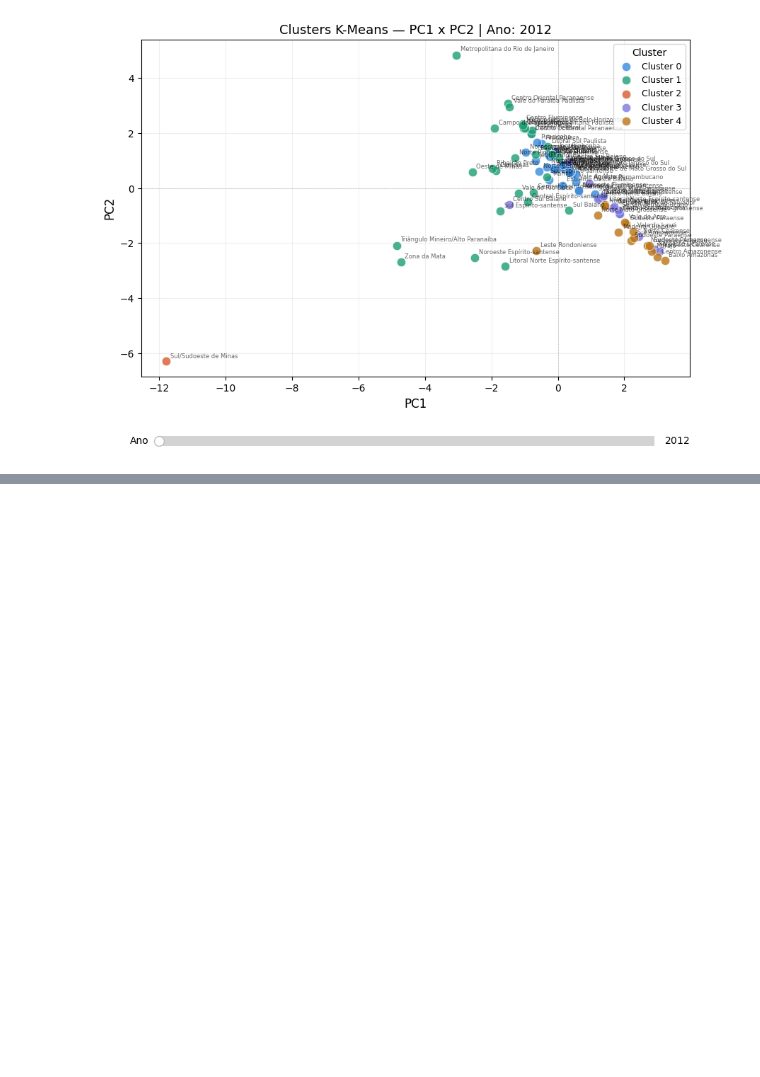
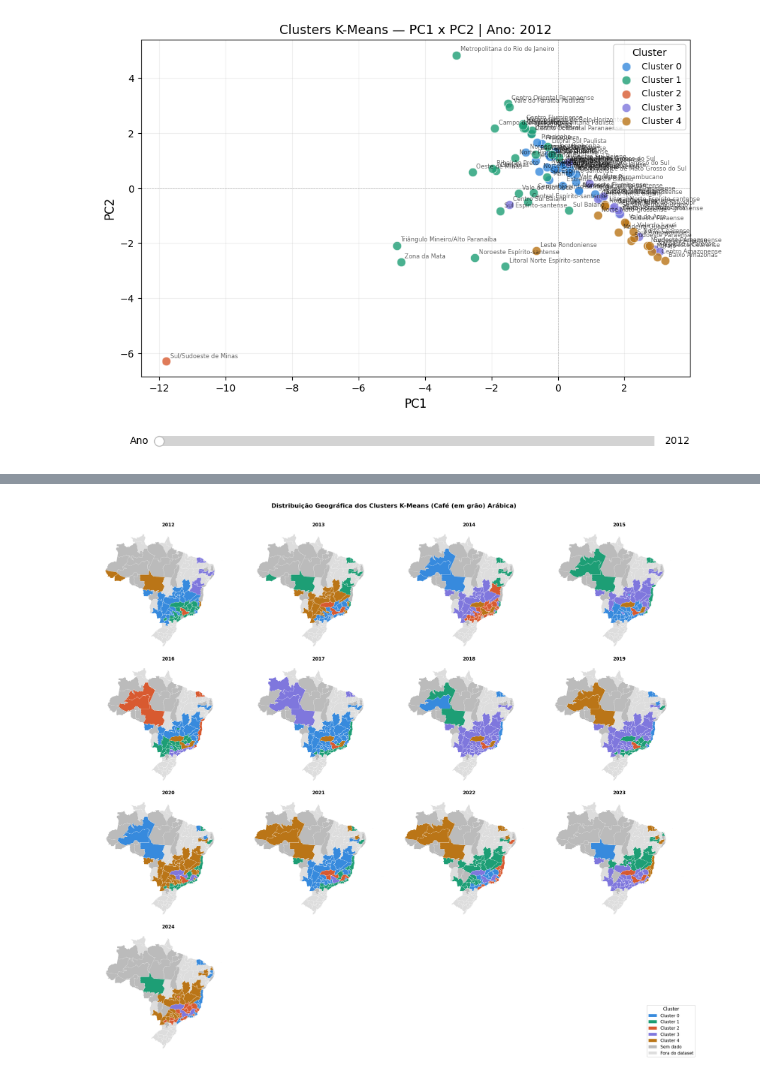
Before and after one commit to Lomba227/k-means-cafe, a Jupyter notebook: main.ipynb, the cells around one changed output, grey strips where cells are left out. Cells and saved outputs as stored; diff of their text form; code cells hidden in the pictures; blank space fills up the shorter version.

```diff
--- a/main.ipynb
+++ b/main.ipynb
@@ -1198,0 +1276,57 @@ plt.show()
+# %%
+
+
+import geopandas as gpd
+import matplotlib.pyplot as plt
+from matplotlib.patches import Patch
+
+caminho_shapefile = "dados-brutos/centroides/BR_Mesorregioes_2022/BR_Mesorregioes_2022.shp"
+gdf = gpd.read_file(caminho_shapefile)
+gdf["mesorregiao"] = gdf["NM_MESO"] + " (" + gdf["SIGLA_UF"] + ")"
+
+cores_mapa = {"0": "#378ADD", "1": "#1D9E75", "2": "#D85A30", "3": "#7F77DD", "4": "#BA7517"}
+
+tipo_ref = df_plot["tipo"].unique()[0]
+anos_mapa = sorted(df_plot["ano"].unique())
+n_cols = 4
+n_rows = -(-len(anos_mapa) // n_cols)
+
+fig, axes = plt.subplots(n_rows, n_cols, figsize=(22, n_rows * 5))
+axes = axes.flatten()
+
+regioes_no_dataset = set(df_plot["mesorregiao"].unique())
+
+for idx, ano in enumerate(anos_mapa):
+    ax = axes[idx]
+    df_ano = df_plot[(df_plot["ano"] == ano) & (df_plot["tipo"] == tipo_ref)]
+    gdf_ano = gdf.merge(df_ano[["mesorregiao", "cluster"]], on="mesorregiao", how="left")
+
+    gdf_ano[~gdf_ano["mesorregiao"].isin(regioes_no_dataset)].plot(
+        ax=ax, color="#DDDDDD", edgecolor="white", linewidth=0.2)
+
+    gdf_ano[gdf_ano["mesorregiao"].isin(regioes_no_dataset) & gdf_ano["cluster"].isna()].plot(
+        ax=ax, color="#BBBBBB", edgecolor="white", linewidth=0.2)
+
+    for cluster_id, cor in cores_mapa.items():
+        subset = gdf_ano[gdf_ano["cluster"] == cluster_id]
+        if not subset.empty:
+            subset.plot(ax=ax, color=cor, edgecolor="white", linewidth=0.3)
+
+    ax.set_title(str(ano), fontsize=12, fontweight="bold")
+    ax.axis("off")
+
+for idx in range(len(anos_mapa), len(axes)):
+    axes[idx].axis("off")
+
+legend_elements = [Patch(facecolor=cor, label=f"Cluster {k}") for k, cor in cores_mapa.items()]
+legend_elements.append(Patch(facecolor="#BBBBBB", label="Sem dado"))
+legend_elements.append(Patch(facecolor="#DDDDDD", label="Fora do dataset"))
+fig.legend(handles=legend_elements, loc="lower right", fontsize=11,
+           title="Cluster", title_fontsize=12, framealpha=0.9)
+
+fig.suptitle(f"Distribuição Geográfica dos Clusters K-Means ({tipo_ref})",
+             fontsize=16, fontweight="bold", y=1.01)
+plt.tight_layout()
+plt.show()
+# %% [output]
+[figure, added]
```
Also changed, not shown: parts of 25 cells of this notebook.
